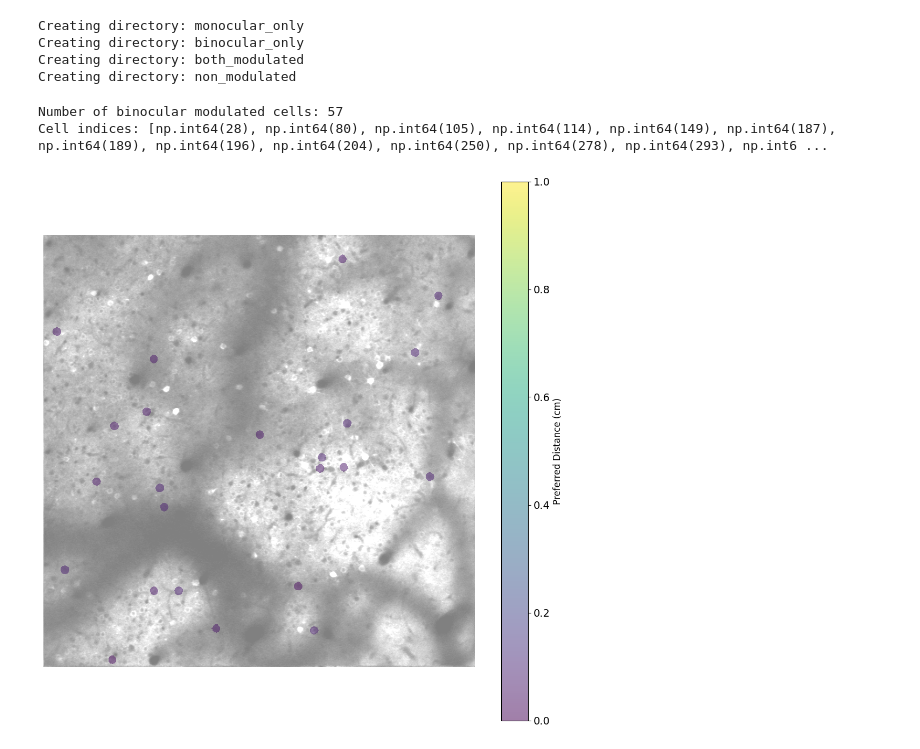
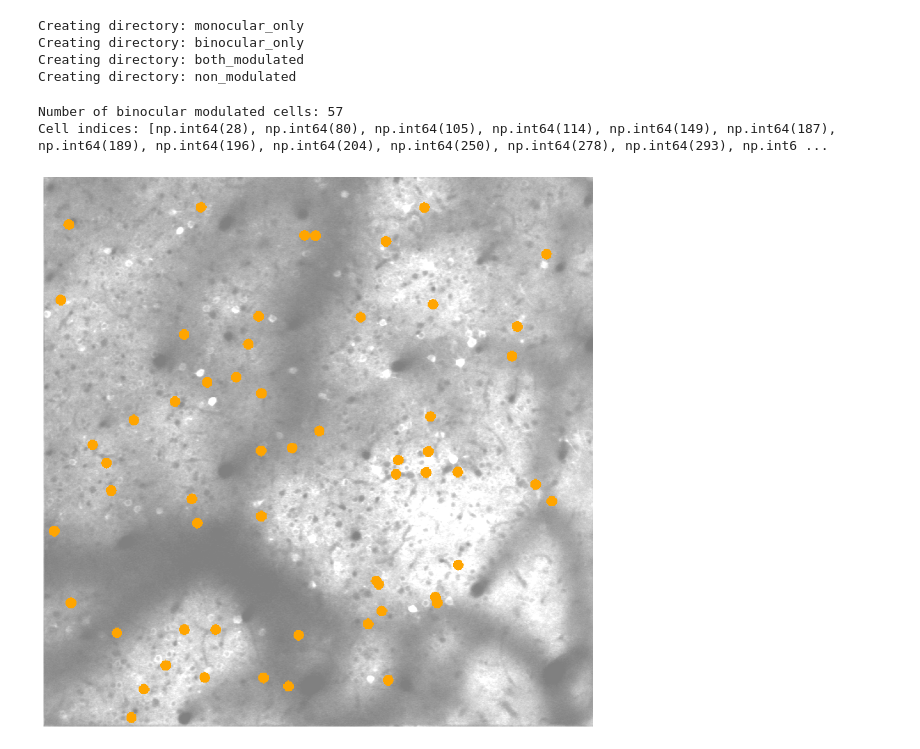
Before and after one commit to s-acosta/distance-project, a Jupyter notebook: linear-notebooks/analysis_linear-stimulus_binocular.ipynb, the cells around one changed output. Cells and saved outputs as stored; diff of their text form; code cells hidden in the pictures.

```diff
--- a/linear-notebooks/analysis_linear-stimulus_binocular.ipynb
+++ b/linear-notebooks/analysis_linear-stimulus_binocular.ipynb
@@ -204,7 +210,7 @@ Both conditions modulated: 2
 Responsive but not modulated: 249
 [figure]
 # %%
-# Create a boxplot of modulation strength for monocular, binocular, and both conditions
+# Create a boxplot of modulation strength for monocular, binocular, both conditions, and non-modulated
 fig, ax = plt.subplots(figsize=(10, 8))
 
 # Prepare data for boxplot
@@ -212,10 +218,17 @@ mono_strength = stats['mono_strength'].dropna()
 bino_strength = stats['bino_strength'].dropna()
 both_strength = stats.loc[stats['mono_modulated'] & stats['bino_modulated'], 'mono_strength'].dropna()
 
+# Get IDs of non-modulated cells (responsive but not modulated)
+non_mod_ids = stats.loc[(stats['mono_responsive'] | stats['bino_responsive']) &
+                        ~stats['mono_modulated'] & ~stats['bino_modulated'], 'cell_id'].values
+
+# Get the both_strength for these non-modulated cells
+non_mod_strength = stats.loc[stats['cell_id'].isin(non_mod_ids), 'both_strength'].dropna()
+
 # Create boxplot
-box_data = [mono_strength, bino_strength, both_strength]
-box_labels = ['Monocular', 'Binocular', 'Both']
-box_colors = ['#FF9999', '#9999FF', '#CC99CC']
+box_data = [mono_strength, bino_strength, both_strength, non_mod_strength]
+box_labels = ['Monocular', 'Binocular', 'Both', 'Non-Modulated']
+box_colors = ['#FF9999', '#9999FF', '#CC99CC', '#CCCCCC']
 
 bp = ax.boxplot(box_data, patch_artist=True, labels=box_labels, showfliers=False)
 
@@ -357,81 +374,62 @@ im = np.zeros((ops['Ly'], ops['Lx']))
 
 # Get binocular modulated cells from stats DataFrame
 bino_modulated_cells = stats[stats['bino_modulated'] == True]['cell_id'].values
-bino_modulated_cells_idx = []
-for cell in bino_modulated_cells:
-    bino_modulated_cells_idx.append(np.where(L.suite2p_id == cell)[0][0])
+bino_modulated_cells_idx = [np.where(L.suite2p_id == cell_id)[0][0] for cell_id in bino_modulated_cells]
 
 print(f"Number of binocular modulated cells: {len(bino_modulated_cells)}")
 print(f"Cell indices: {bino_modulated_cells_idx}")
 
+# Define color map for preferred distances
+colors = ['#440154', '#31688e', '#35b779', 'orange']  # Using the color palette from utils.setup_plot_style()
+distances = [0, 1, 2, 3]
 
-if len(bino_modulated_cells) > 0:
-    # Create a dictionary to store cell colors based on preferred distance
-    cell_colors = {}
+# Create a colormap for visualization
+import matplotlib.colors as mcolors
+# Create a discrete colormap where each color corresponds to a specific distance
+cmap = mcolors.ListedColormap(colors)
+norm = mcolors.BoundaryNorm(boundaries=np.arange(len(distances)+1), ncolors=len(colors))
 
-    for cell_id in bino_modulated_cells:
-        # Get the preferred distance from stats DataFrame
-        pref_distance = stats.loc[stats['cell_id'] == cell_id, 'bino_pref'].values[0]
+for cell_id in bino_modulated_cells:
+    # Get the preferred distance from stats DataFrame
+    pref_distance = stats.loc[stats['cell_id'] == cell_id, 'bino_pref'].values[0]
 
-        # Find the index in suite2p
-        cell_idx = np.where(L.suite2p_id == cell_id)[0][0]
+    # Find the index in suite2p
+    idx = np.where(L.suite2p_id == cell_id)[0][0]
 
-        # Store the normalized color value (0-1) based on preferred distance
-        if not np.isnan(pref_distance):
-            # Normalize the preferred distance to 0-1 range for coloring
-            # Assuming distances range from 0 to 40 (adjust as needed)
-            norm_distance = pref_distance / 40.0
-            cell_colors[cell_idx] = norm_distance
-        else:
-            # Use a default color for cells with no preferred distance
-            cell_colors[cell_idx] = 0
+    ypix = stat[idx]['ypix'][~stat[idx]['overlap']]
+    xpix = stat[idx]['xpix'][~stat[idx]['overlap']]
 
-    # Plot each cell with its color based on preferred distance
-    for cell_idx, color_val in cell_colors.items():
-        ypix = stat[cell_idx]['ypix'][~stat[cell_idx]['overlap']]
-        xpix = stat[cell_idx]['xpix'][~stat[cell_idx]['overlap']]
+    # Calculate center of the cell
+    center_y = np.mean(ypix)
+    center_x = np.mean(xpix)
 
-        # Calculate the center of the cell
-        center_y = np.mean(ypix)
-        center_x = np.mean(xpix)
+    # Create a circle mask with radius 8
+    y, x = np.ogrid[:ops['Ly'], :ops['Lx']]
+    dist_from_center = np.sqrt((x - center_x)**2 + (y - center_y)**2)
+    circle_mask = dist_from_center <= 8
 
-        # Create a circle mask with radius 8
-        y, x = np.ogrid[:ops['Ly'], :ops['Lx']]
-        dist_from_center = np.sqrt((x - center_x)**2 + (y - center_y)**2)
-        circle_mask = dist_from_center <= 8
+    # Add the circle to the image with the color value
+    # Map the preferred distance to the corresponding color index (0-3 for the 4 distances)
+    distance_index = np.where(distances == pref_distance)[0][0]
+    im[circle_mask] = 0.8  # Normalize to 0-1 range for colormap
 
-        # Add the circle to the image with the color value
-        im[circle_mask] = color_val
 
 mean_img = ops['meanImg']
 vmin = np.percentile(mean_img, 1)
 vmax = np.percentile(mean_img, 99)
 
 # Create the figure for display
 plt.figure(figsize=(10, 10))
 plt.imshow(ops['refImg'], alpha=0.5, cmap='gray', vmin=vmin, vmax=vmax)
 # Create a mask for non-zero values
-mask = im > 0
+mask = im >= 0
 # Create a masked array where zeros are masked out
 masked_im = np.ma.masked_where(im == 0, im)
 
-plt.imshow(masked_im, alpha=0.5, vmin=0, vmax=1, cmap=cmap)
+plt.imshow(masked_im, alpha=1, vmin=0, vmax=1, cmap=cmap)
 plt.axis('off')  # Turn off axes
 plt.tight_layout(pad=0)  # Remove padding
-# Add colorbar
-cbar = plt.colorbar(label='Preferred Distance (cm)')
-cbar.set_label('Preferred Distance (cm)', fontsize=12)
-
-# Create a new figure specifically for saving
-fig = plt.figure(figsize=(10, 10))
-plt.imshow(ops['refImg'], alpha=0.6, cmap='gray', vmin=vmin, vmax=vmax)
-plt.imshow(masked_im, alpha=1, vmin=0, vmax=1, cmap=cmap)
-plt.axis('off')  # Turn off axes
-plt.colorbar(label='Preferred Distance (cm)')
-plt.tight_layout(pad=0)  # Remove padding
-plt.savefig(os.path.join(L.results_path, 'binocular_modulated_cells_by_distance.png'))
-plt.close(fig)
 # %% [output]
 Number of binocular modulated cells: 57
 Cell indices: [np.int64(28), np.int64(80), np.int64(105), np.int64(114), np.int64(149), np.int64(187), np.int64(189), np.int64(196), np.int64(204), np.int64(250), np.int64(278), np.int64(293), np.int6 ...
-[figure, old version]
+[figure, new version]
```
Also changed, not shown: parts of 5 cells of this notebook, 28 other files.
